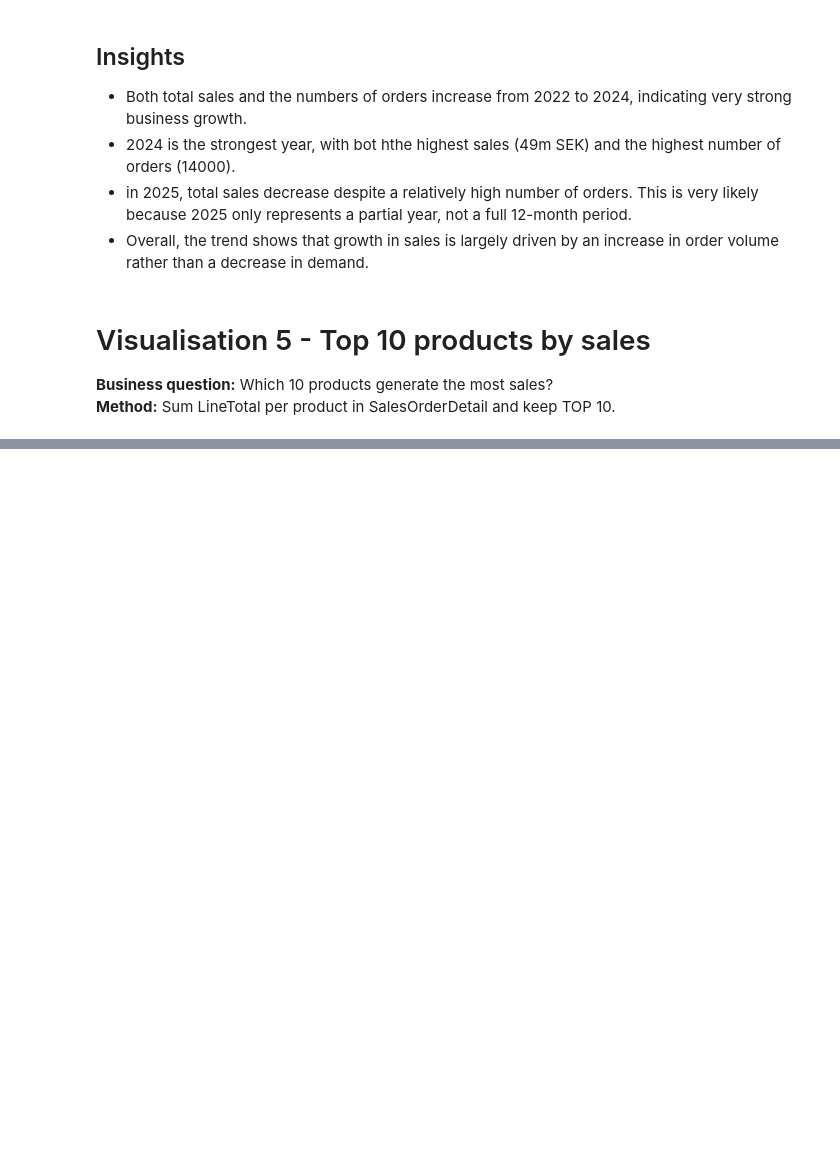
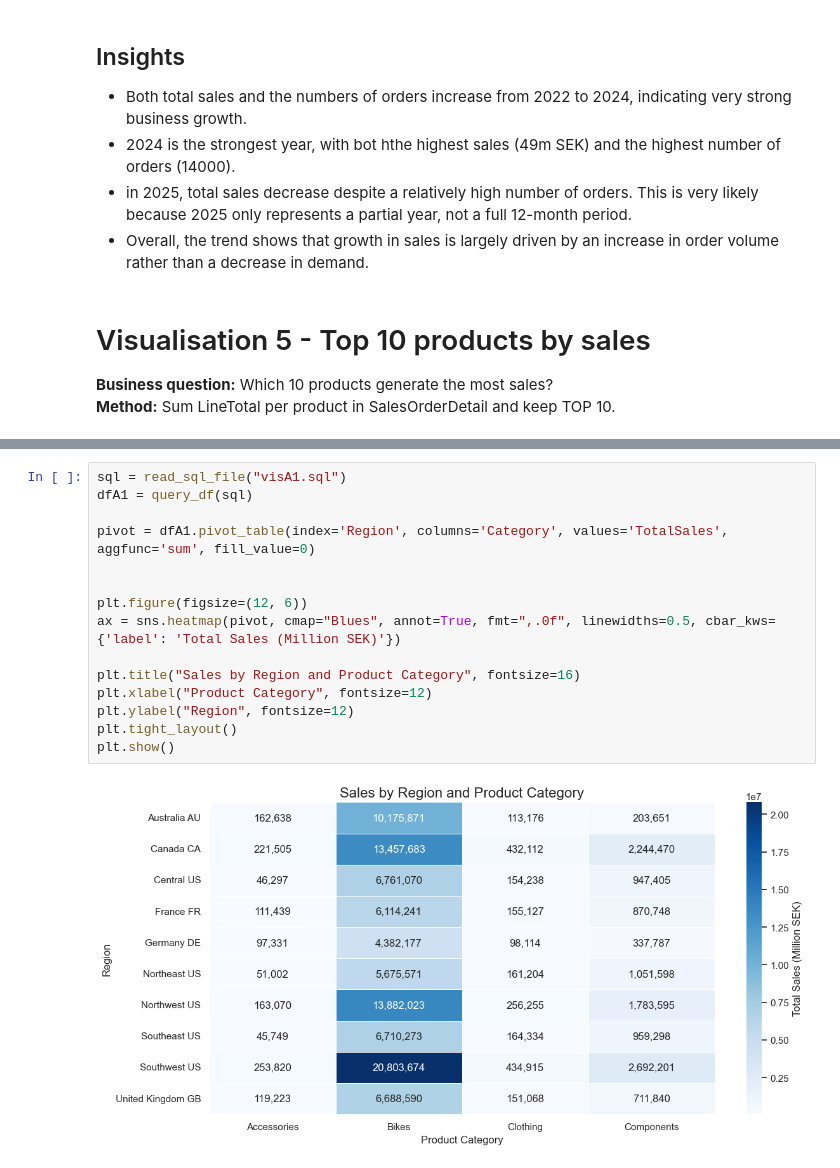
Before and after one commit to Jesdawow/SQL_Adventureworks, a Jupyter notebook: notebooks/analysis.ipynb, the cells around one changed output, grey strips where cells are left out. Cells and saved outputs as stored; diff of their text form; blank space fills up the shorter version.

```diff
--- a/notebooks/analysis.ipynb
+++ b/notebooks/analysis.ipynb
@@ -192,0 +363,17 @@ plt.show()
+# %%
+sql = read_sql_file("visA1.sql")
+dfA1 = query_df(sql)
+
+pivot = dfA1.pivot_table(index='Region', columns='Category', values='TotalSales', aggfunc='sum', fill_value=0)
+
+
+plt.figure(figsize=(12, 6))
+ax = sns.heatmap(pivot, cmap="Blues", annot=True, fmt=",.0f", linewidths=0.5, cbar_kws={'label': 'Total Sales (Million SEK)'})
+
+plt.title("Sales by Region and Product Category", fontsize=16)
+plt.xlabel("Product Category", fontsize=12)
+plt.ylabel("Region", fontsize=12)
+plt.tight_layout()
+plt.show()
+# %% [output]
+[figure, added]
```
Also changed, not shown: parts of 12 cells of this notebook, 12 other files.
